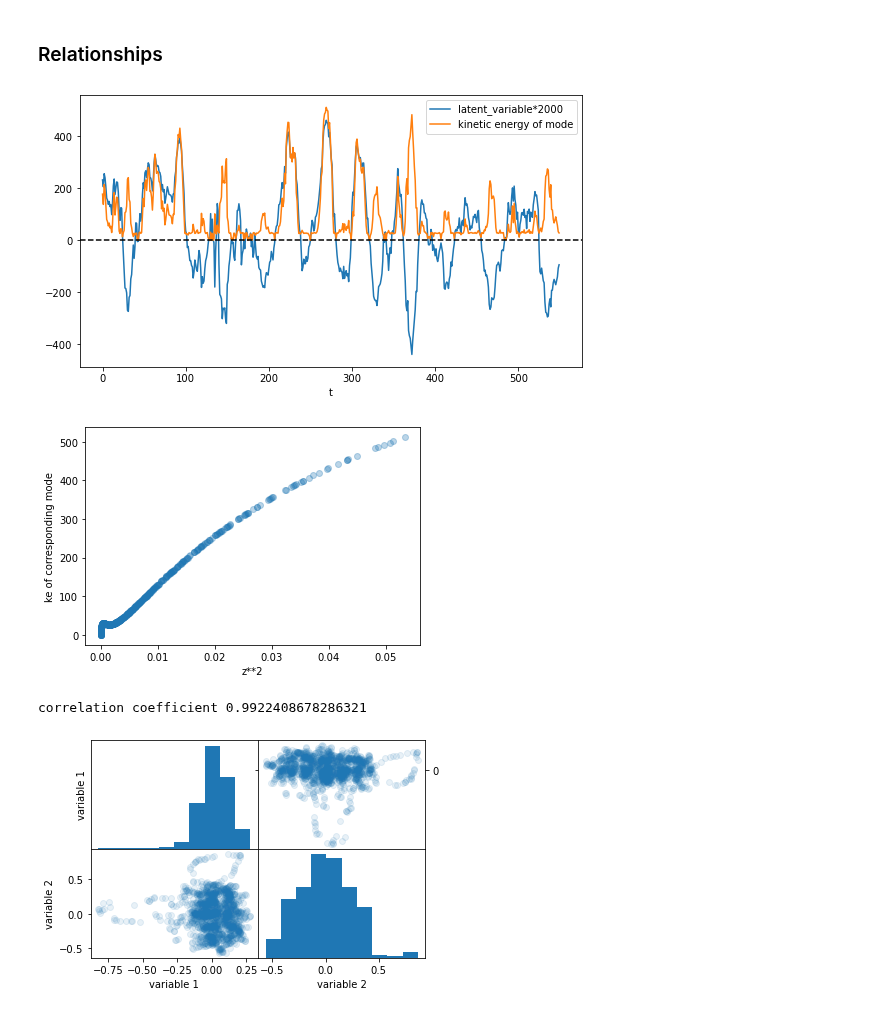
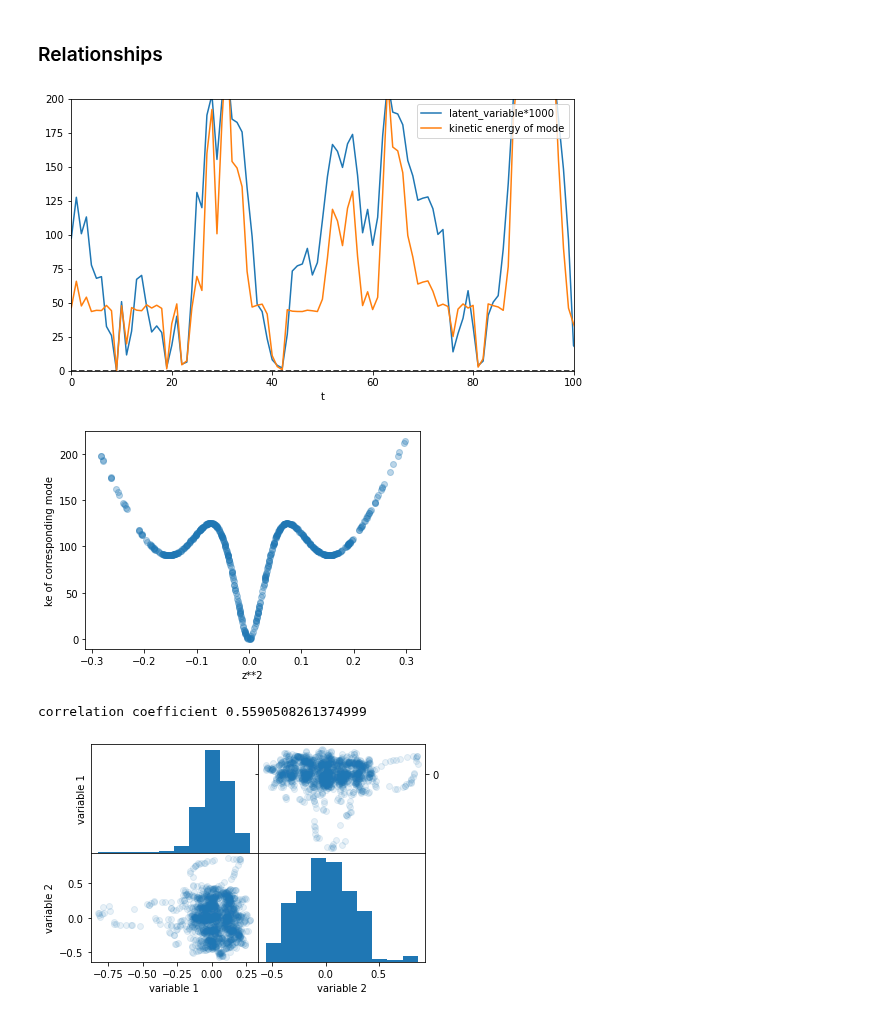
Before and after one commit to MagriLab/MD-CNN-AE, a Jupyter notebook: notebook_visualise/visualise_experiment.ipynb, the cells around one changed output. Saved outputs shown, nothing was run; the diff lists cells and outputs as text; code cells hidden in the pictures.

```diff
--- a/visualise_experiment.ipynb
+++ b/notebook_visualise/visualise_experiment.ipynb
@@ -184,7 +184,8 @@ folder_list = ! ls -v $parent_folder
 0808_2mode3-2894760  0808_2mode7-2894764  grouping_modes_1.csv
 0808_2mode4-2894761  0808_2mode8-2894765  grouping_modes_2.csv
 # %%
-folder = '0808_2mode5-2894762'
+# folder = '0808_2mode5-2894762'
+folder = '0808_2mode3-2894760'
 folder_path = pjoin(parent_folder,folder)
 filename = pjoin(folder_path,'training_param.ini')
 nonlinear = TrainNN_from_config(filename)
@@ -467,23 +466,25 @@ rank_signal_energy:   [1 0]
 # %%
 ke = 0.5 * np.einsum('z t x y u -> z t', modes_test**2)
 plt.figure(figsize=(9,5))
-plt.plot(latent_test[:,0]*2000, label='latent_variable*2000')
-plt.plot(ke[0,:], label='kinetic energy of mode')
+plt.plot(np.abs(latent_test[:,1]*1000), label='latent_variable*1000')
+plt.plot(ke[1,:], label='kinetic energy of mode')
 plt.axhline(y=0, color='k', linestyle='--')
 plt.legend()
 plt.xlabel('t')
+plt.ylim([0,0.2*1000])
+plt.xlim([0,100])
 
 plt.figure()
-plt.scatter(latent_test[:,0]**2, ke[0,:], alpha=0.3)
+plt.scatter(latent_test[:,0], ke[0,:], alpha=0.3)
 plt.xlabel('z**2')
 plt.ylabel('ke of corresponding mode')
 plt.show()
 
 print('correlation coefficient', np.corrcoef(np.abs(latent_test[:,0]**2), ke[0,:])[0,1])
 # %% [output]
-[figure, old version]
+[figure, new version]
-[figure, old version]
+[figure, new version]
-correlation coefficient 0.9922408678286321
+correlation coefficient 0.5590508261374999
 # %%
 # scatter matrix
 fig1, ax1 = myplot.scatter_matrix(latent_train, variable_names=['variable 1', 'variable 2'], kwargs_scatter={'alpha':0.1})
```
Also changed, not shown: parts of 3 cells of this notebook, 6 other files.
